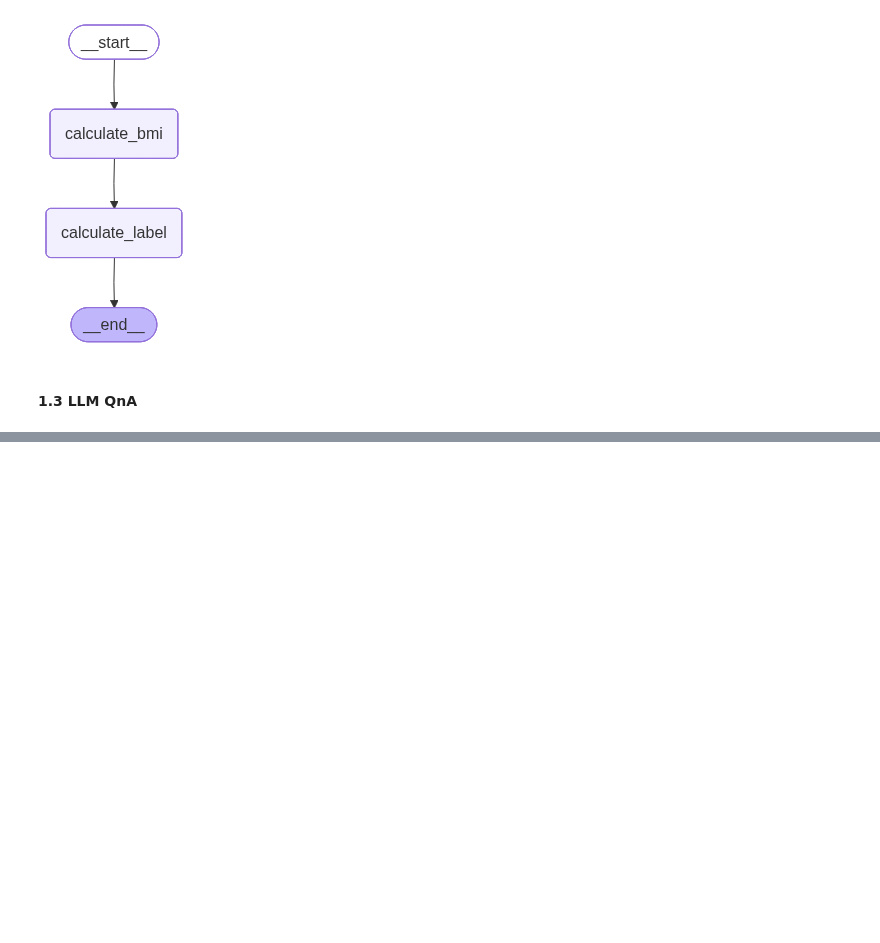
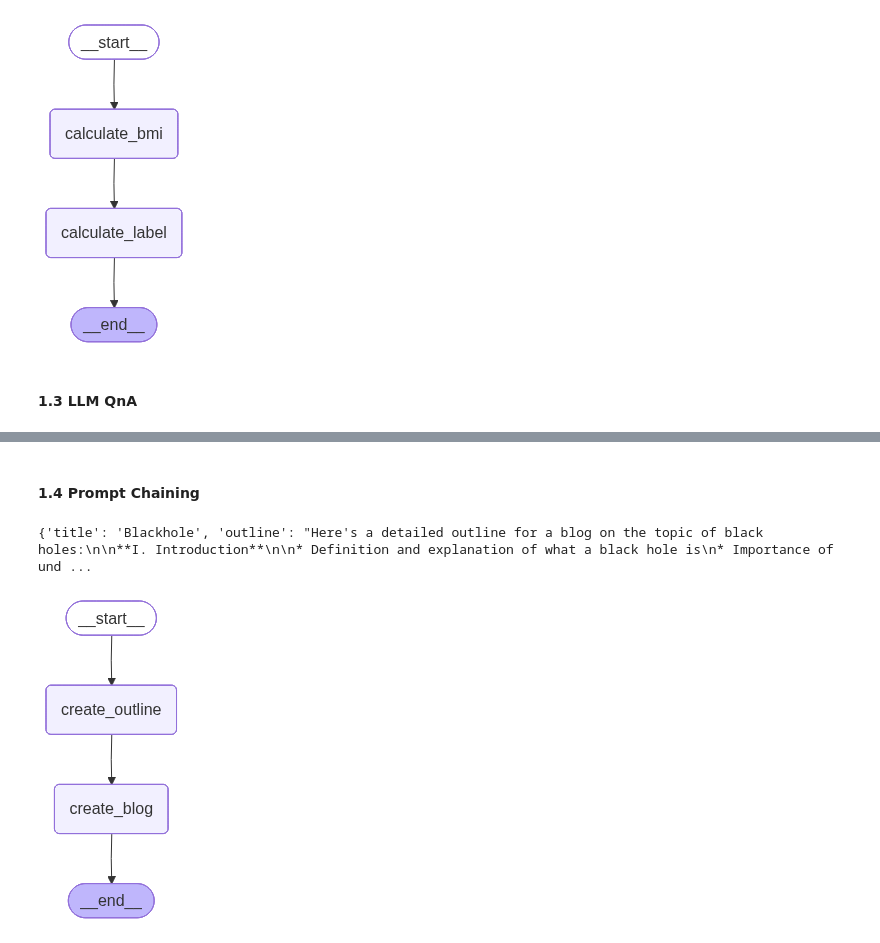
Before and after one commit to Shahrukh2016/LangChain_LangGraph_LangSmith_Revision, a Jupyter notebook: 2_Revision_LangGraph.ipynb, the cells around one changed output, grey strips where cells are left out. Saved outputs shown, nothing was run; the diff lists cells and outputs as text; code cells hidden in the pictures; blank space fills up the shorter version.

```diff
--- a/2_Revision_LangGraph.ipynb
+++ b/2_Revision_LangGraph.ipynb
@@ -193,0 +187,2 @@ Image(workflow.get_graph().draw_mermaid_png())
+# %% [markdown]
+#### 1.4 Prompt Chaining
@@ -193,0 +233,12 @@ Image(workflow.get_graph().draw_mermaid_png())
+# %%
+# Execute the graph
+initial_state = {"title" : "Blackhole"}
+final_state = workflow.invoke(initial_state)
+print(final_state)
+# %% [output]
+{'title': 'Blackhole', 'outline': "Here's a detailed outline for a blog on the topic of black holes:\n\n**I. Introduction**\n\n* Definition and explanation of what a black hole is\n* Importance of und ...
+# %%
+from IPython.display import Image
+Image(workflow.get_graph().draw_mermaid_png())
+# %% [output]
+[figure, added]
```
Also changed, not shown: parts of 8 cells of this notebook.
